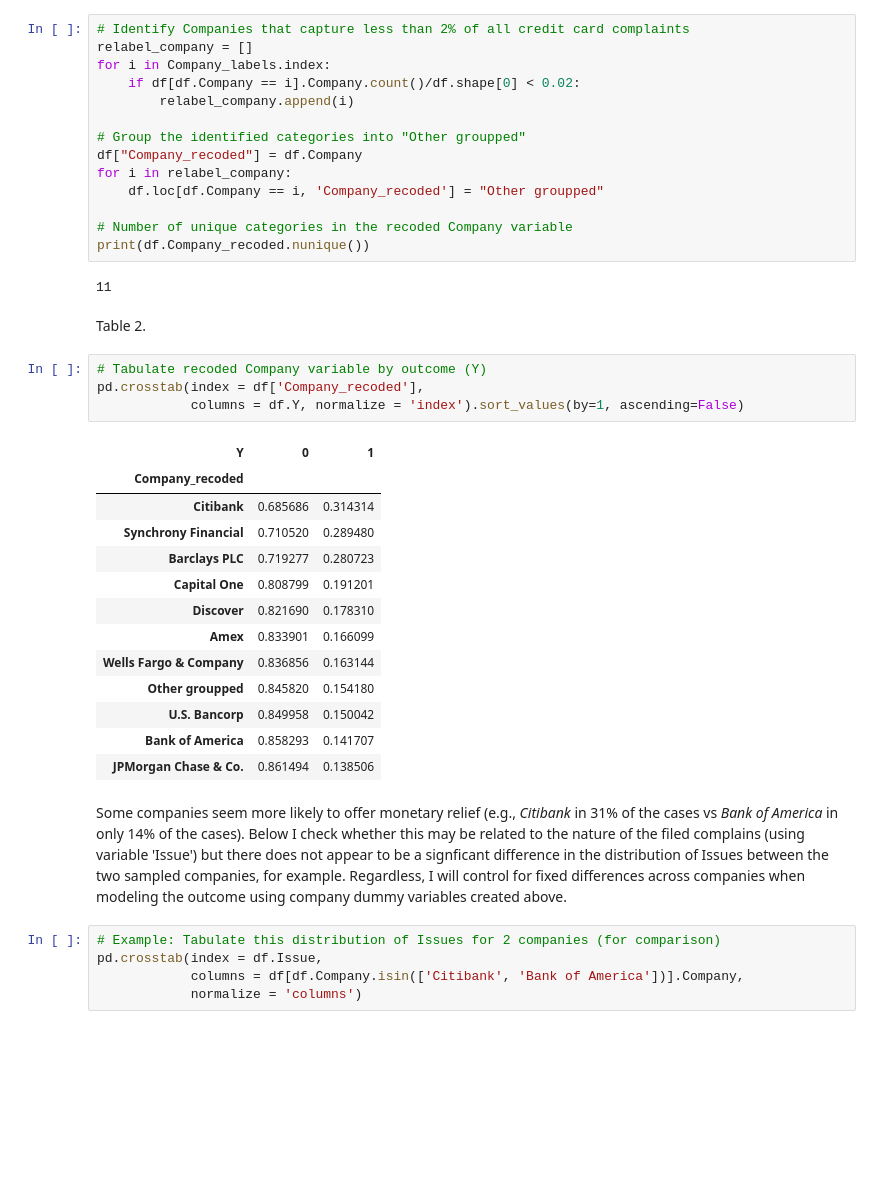
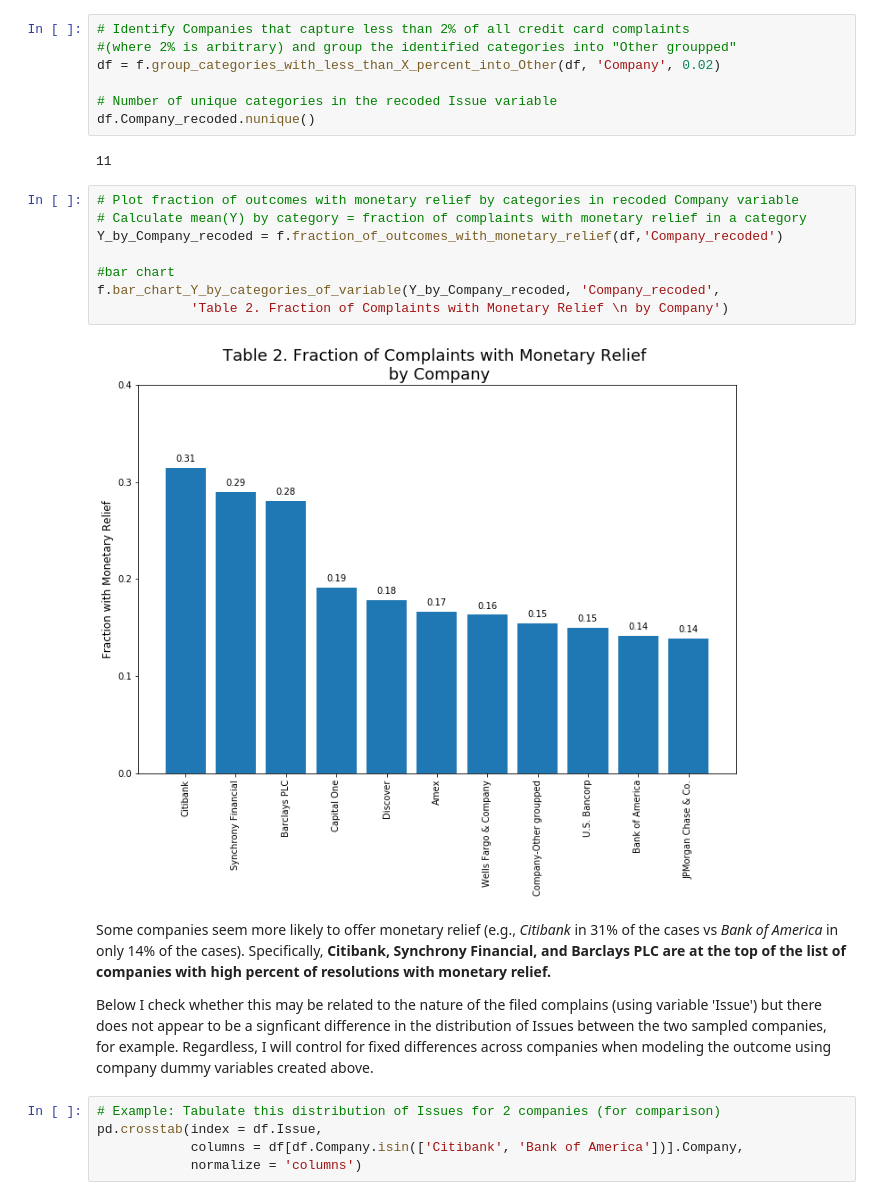
Before and after one commit to zhannazh/Predicting_Outcome_of_Consumer_Finance_Complaints, a Jupyter notebook: 1. Data exploration and feature engineering.ipynb, the cells around one changed output. Saved outputs shown, nothing was run; the diff lists cells and outputs as text; blank space fills up the shorter version.

```diff
--- a/1. Data exploration and feature engineering.ipynb
+++ b/1. Data exploration and feature engineering.ipynb
@@ -287,42 +276,27 @@ Continental Finance Company, LLC     0.002563
 Name: Company, dtype: float64
 # %%
 # Identify Companies that capture less than 2% of all credit card complaints
-relabel_company = []
-for i in Company_labels.index:
-    if df[df.Company == i].Company.count()/df.shape[0] < 0.02:
-        relabel_company.append(i)
+#(where 2% is arbitrary) and group the identified categories into "Other groupped"
+df = f.group_categories_with_less_than_X_percent_into_Other(df, 'Company', 0.02)
 
-# Group the identified categories into "Other groupped"
-df["Company_recoded"] = df.Company
-for i in relabel_company:
-    df.loc[df.Company == i, 'Company_recoded'] = "Other groupped"
-
-# Number of unique categories in the recoded Company variable
-print(df.Company_recoded.nunique())
+# Number of unique categories in the recoded Issue variable
+df.Company_recoded.nunique()
 # %% [output]
 11
-# %% [markdown]
-Table 2.
-# %%
-# Tabulate recoded Company variable by outcome (Y)
-pd.crosstab(index = df['Company_recoded'],
-            columns = df.Y, normalize = 'index').sort_values(by=1, ascending=False)
-# %% [output]
-| Y | 0 | 1 |
-| Company_recoded |  |  |
-| Citibank | 0.685686 | 0.314314 |
-| Synchrony Financial | 0.710520 | 0.289480 |
-| Barclays PLC | 0.719277 | 0.280723 |
-| Capital One | 0.808799 | 0.191201 |
-| Discover | 0.821690 | 0.178310 |
-| Amex | 0.833901 | 0.166099 |
-| Wells Fargo & Company | 0.836856 | 0.163144 |
-| Other groupped | 0.845820 | 0.154180 |
-| U.S. Bancorp | 0.849958 | 0.150042 |
-| Bank of America | 0.858293 | 0.141707 |
-| JPMorgan Chase & Co. | 0.861494 | 0.138506 |
+# %%
+# Plot fraction of outcomes with monetary relief by categories in recoded Company variable
+# Calculate mean(Y) by category = fraction of complaints with monetary relief in a category
+Y_by_Company_recoded = f.fraction_of_outcomes_with_monetary_relief(df,'Company_recoded')
+
+#bar chart
+f.bar_chart_Y_by_categories_of_variable(Y_by_Company_recoded, 'Company_recoded',
+            'Table 2. Fraction of Complaints with Monetary Relief \n by Company')
+# %% [output]
+[figure, added]
 # %% [markdown]
-Some companies seem more likely to offer monetary relief (e.g., *Citibank* in 31% of the cases vs *Bank of America* in only 14% of the cases). Below I check whether this may be related to the nature of the filed complains (using variable 'Issue') but there does not appear to be a signficant difference in the distribution of Issues between the two sampled companies, for example. Regardless, I will control for fixed differences across companies when modeling the outcome using company dummy variables created above.
+Some companies seem more likely to offer monetary relief (e.g., *Citibank* in 31% of the cases vs *Bank of America* in only 14% of the cases). Specifically, **Citibank, Synchrony Financial, and Barclays PLC are at the top of the list of companies with high percent of resolutions with monetary relief.**
+
+Below I check whether this may be related to the nature of the filed complains (using variable 'Issue') but there does not appear to be a signficant difference in the distribution of Issues between the two sampled companies, for example. Regardless, I will control for fixed differences across companies when modeling the outcome using company dummy variables created above.
 # %%
 # Example: Tabulate this distribution of Issues for 2 companies (for comparison)
 pd.crosstab(index = df.Issue,
```
Also changed, not shown: parts of 19 cells of this notebook, 1 other file.
